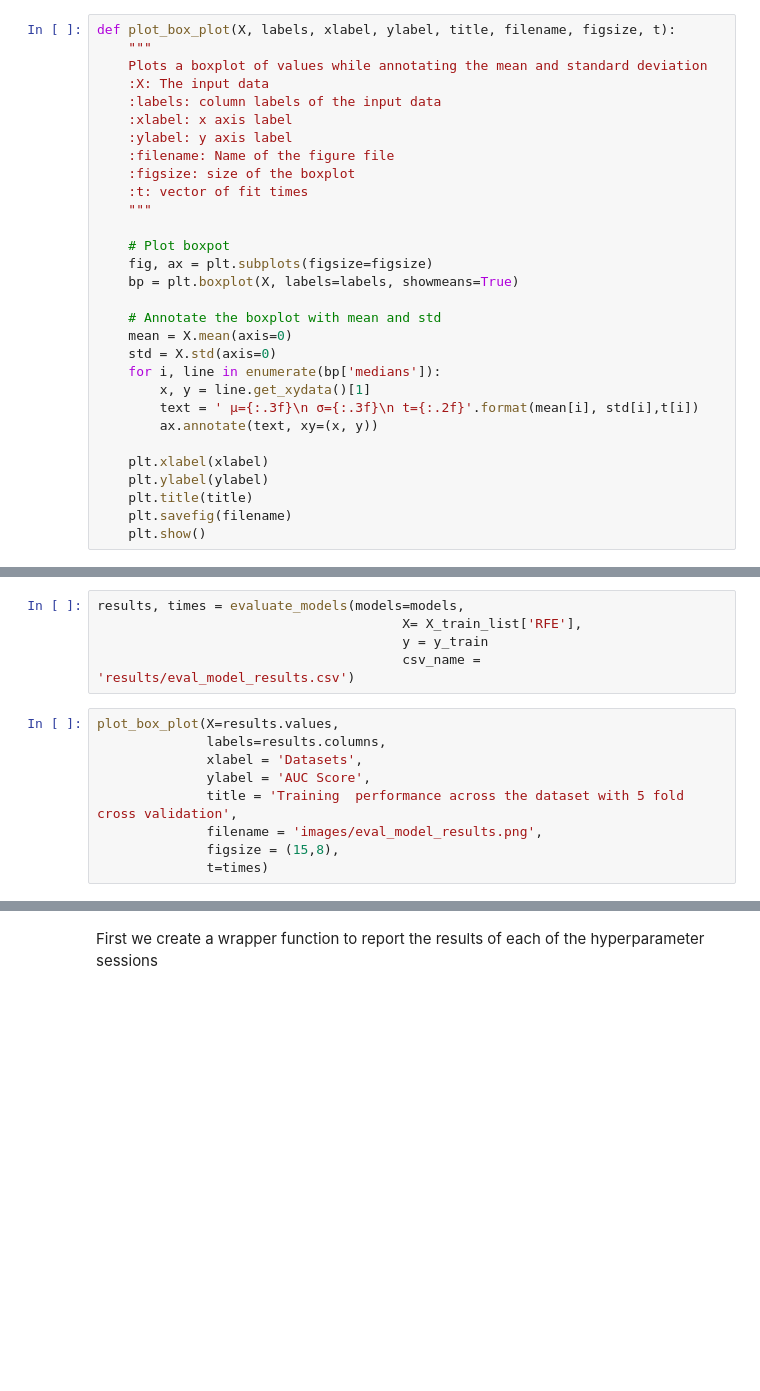
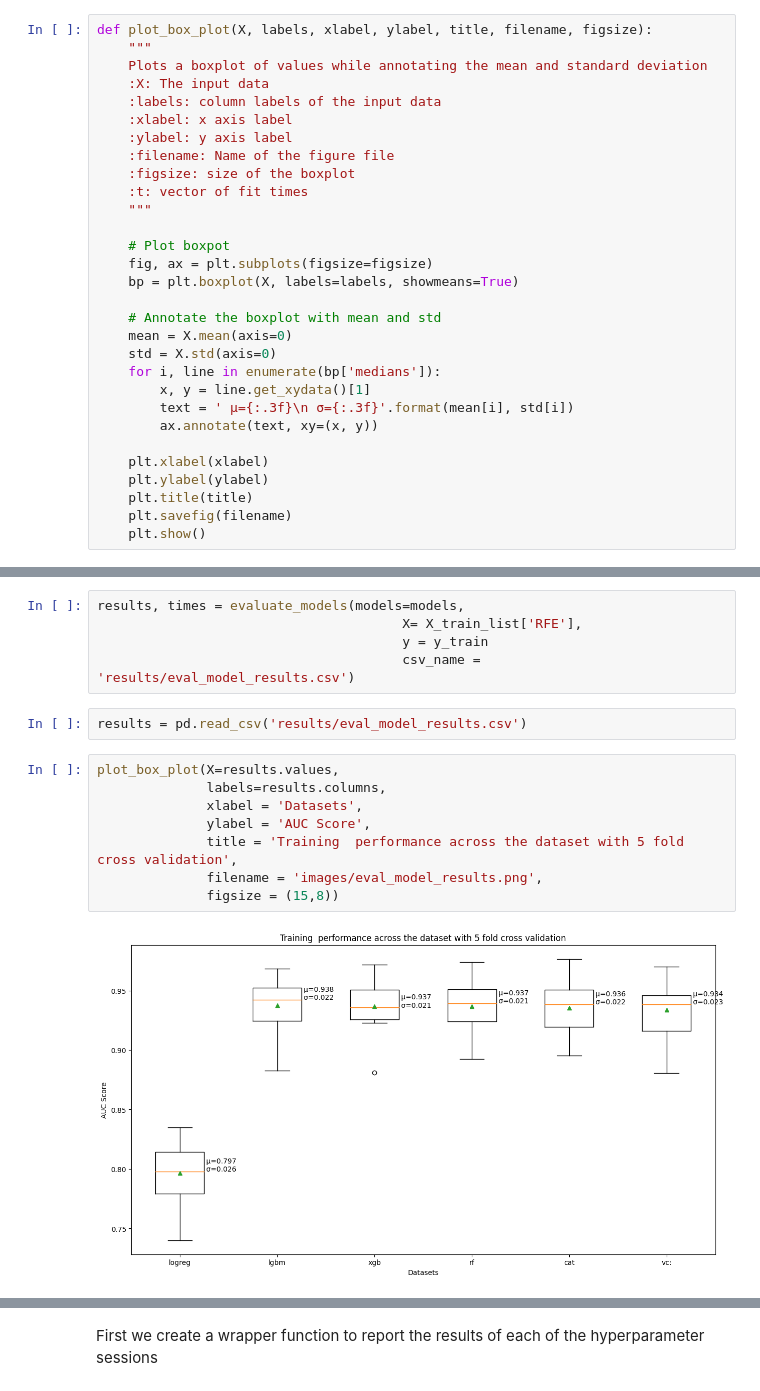
Before and after one commit to Khalizo/churn-prediction-streamlit-app, a Jupyter notebook: final_project.ipynb, the cells around one changed output, grey strips where cells are left out. Cells and saved outputs as stored; diff of their text form; blank space fills up the shorter version.

```diff
--- a/final_project.ipynb
+++ b/final_project.ipynb
@@ -276,7 +411,7 @@ for model in models:
 results = pd.DataFrame(eval_rfe_results)
 results.to_csv('results/eval_rfe_results.csv', index=False, header=True)
 # %%
-def plot_box_plot(X, labels, xlabel, ylabel, title, filename, figsize, t):
+def plot_box_plot(X, labels, xlabel, ylabel, title, filename, figsize):
     """
     Plots a boxplot of values while annotating the mean and standard deviation
     :X: The input data
@@ -297,7 +432,7 @@ def plot_box_plot(X, labels, xlabel, ylabel, title, filename, figsize, t):
     std = X.std(axis=0)
     for i, line in enumerate(bp['medians']):
         x, y = line.get_xydata()[1]
-        text = ' μ={:.3f}\n σ={:.3f}\n t={:.2f}'.format(mean[i], std[i],t[i])
+        text = ' μ={:.3f}\n σ={:.3f}'.format(mean[i], std[i])
         ax.annotate(text, xy=(x, y))
 
     plt.xlabel(xlabel)
@@ -444,15 +591,18 @@ results, times = evaluate_models(models=models,
                                        X= X_train_list['RFE'],
                                        y = y_train
                                        csv_name = 'results/eval_model_results.csv')
+# %%
+results = pd.read_csv('results/eval_model_results.csv')
 # %%
 plot_box_plot(X=results.values,
               labels=results.columns,
               xlabel = 'Datasets',
               ylabel = 'AUC Score',
               title = 'Training  performance across the dataset with 5 fold cross validation',
               filename = 'images/eval_model_results.png',
-              figsize = (15,8),
-              t=times)
+              figsize = (15,8))
+# %% [output]
+[figure, added]
 # %% [markdown]
 ### 2.4.3 Hyperparameter tuning of top models
 
```
Also changed, not shown: parts of 32 cells of this notebook, 15 other files.
